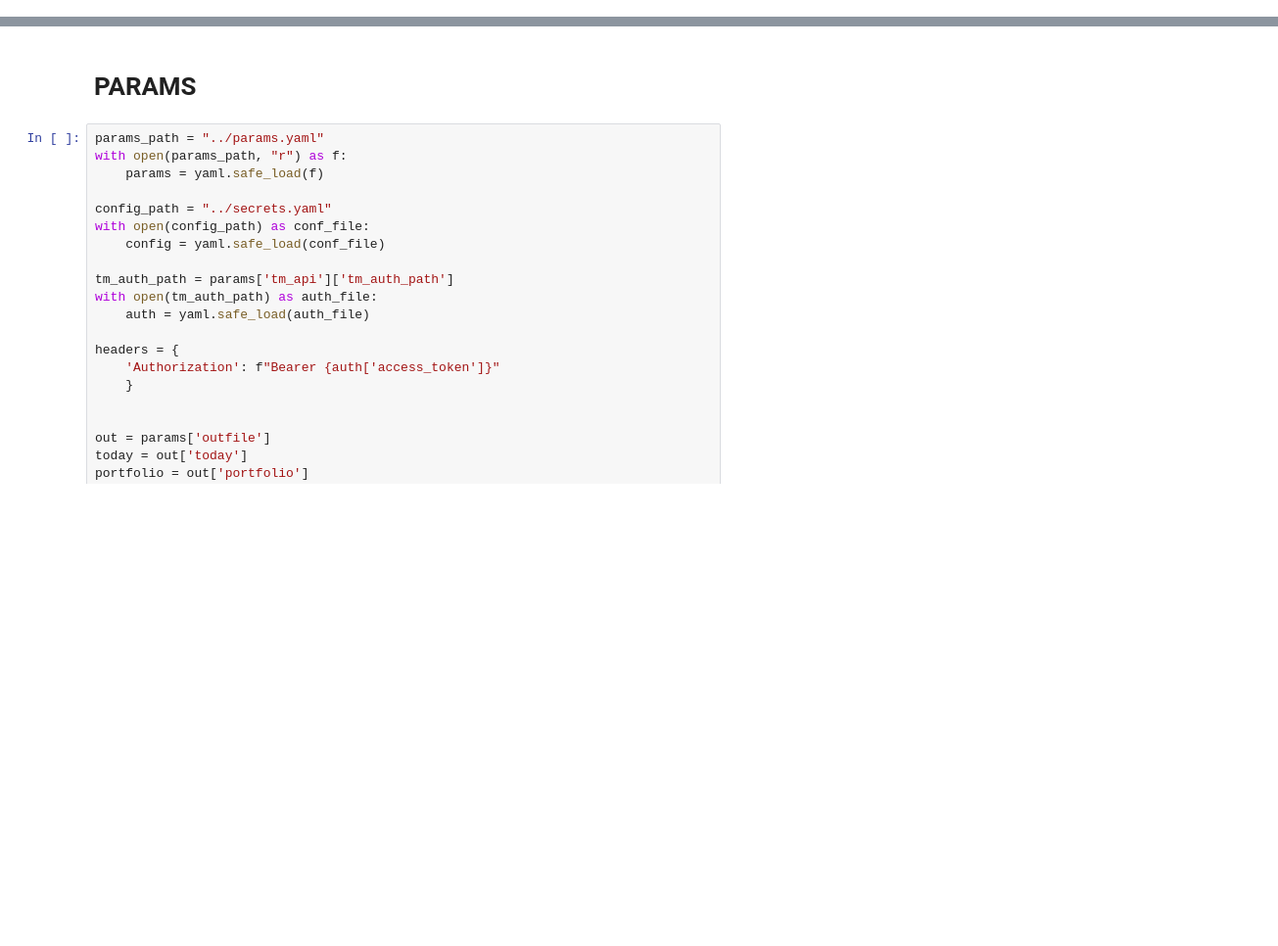
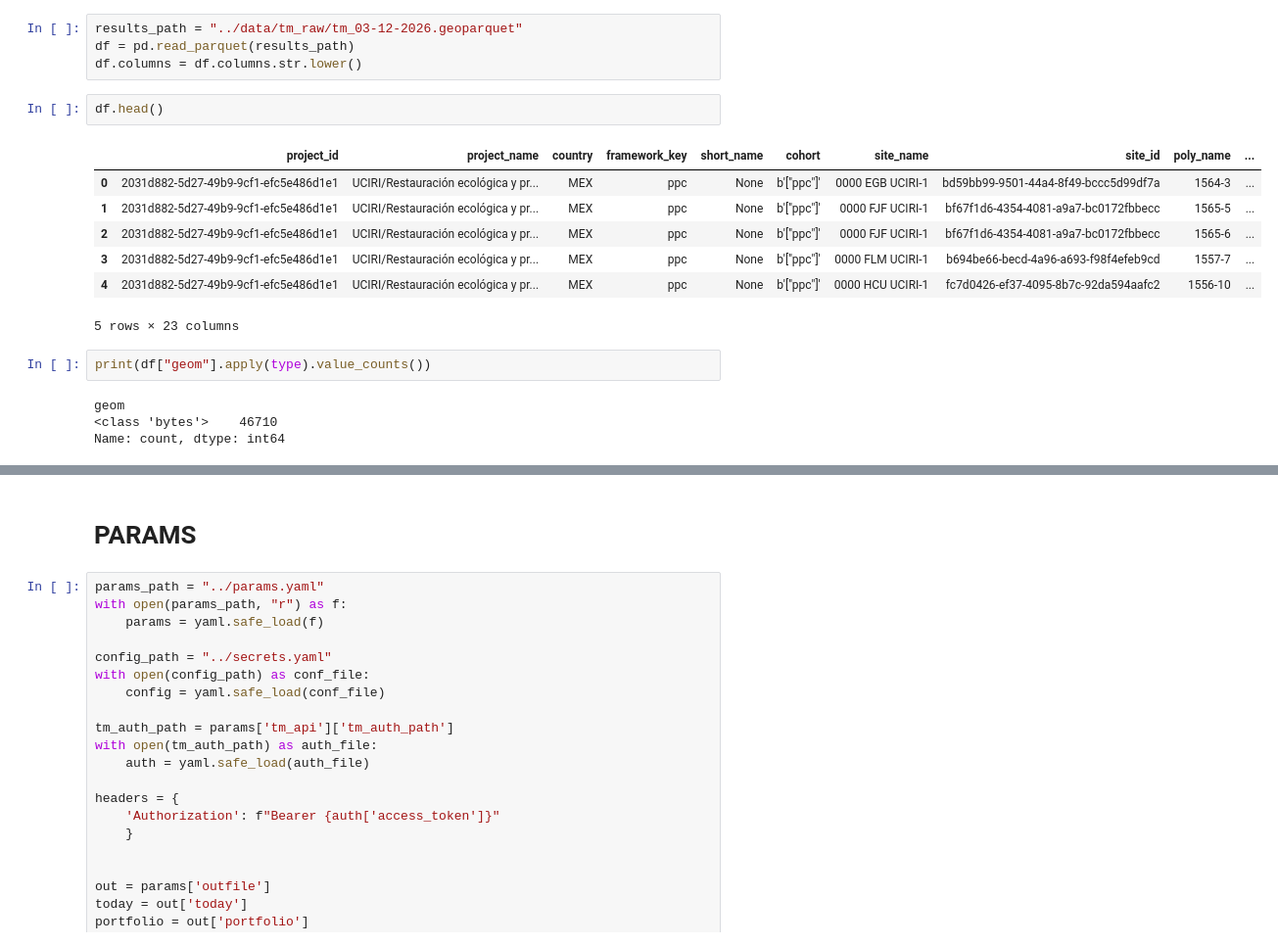
Before and after one commit to wri/decision-tree, a Jupyter notebook: notebooks/decision_tree.ipynb, the cells around one changed output, grey strips where cells are left out. Shown at 98% size. Saved outputs shown, nothing was run; the diff lists cells and outputs as text; blank space fills up the shorter version.

```diff
--- a/notebooks/decision_tree.ipynb
+++ b/notebooks/decision_tree.ipynb
@@ -33,0 +50,20 @@ import decision_trees as tree
+# %%
+results_path = "../data/tm_raw/tm_03-12-2026.geoparquet"
+df = pd.read_parquet(results_path)
+df.columns = df.columns.str.lower()
+# %%
+df.head()
+# %% [output]
+|  | project_id | project_name | country | framework_key | short_name | cohort | site_name | site_id | poly_name | ... |
+| 0 | 2031d882-5d27-49b9-9cf1-efc5e486d1e1 | UCIRI/Restauración ecológica y pr... | MEX | ppc | None | b'["ppc"]' | 0000 EGB UCIRI-1 | bd59bb99-9501-44a4-8f49-bccc5d99df7a | 1564-3 | ... |
+| 1 | 2031d882-5d27-49b9-9cf1-efc5e486d1e1 | UCIRI/Restauración ecológica y pr... | MEX | ppc | None | b'["ppc"]' | 0000 FJF UCIRI-1 | bf67f1d6-4354-4081-a9a7-bc0172fbbecc | 1565-5 | ... |
+| 2 | 2031d882-5d27-49b9-9cf1-efc5e486d1e1 | UCIRI/Restauración ecológica y pr... | MEX | ppc | None | b'["ppc"]' | 0000 FJF UCIRI-1 | bf67f1d6-4354-4081-a9a7-bc0172fbbecc | 1565-6 | ... |
+| 3 | 2031d882-5d27-49b9-9cf1-efc5e486d1e1 | UCIRI/Restauración ecológica y pr... | MEX | ppc | None | b'["ppc"]' | 0000 FLM UCIRI-1 | b694be66-becd-4a96-a693-f98f4efeb9cd | 1557-7 | ... |
+| 4 | 2031d882-5d27-49b9-9cf1-efc5e486d1e1 | UCIRI/Restauración ecológica y pr... | MEX | ppc | None | b'["ppc"]' | 0000 HCU UCIRI-1 | fc7d0426-ef37-4095-8b7c-92da594aafc2 | 1556-10 | ... |
+5 rows × 23 columns
+# %%
+print(df["geom"].apply(type).value_counts())
+# %% [output]
+geom
+<class 'bytes'>    46710
+Name: count, dtype: int64
```
Also changed, not shown: parts of 4 cells of this notebook, 6 other files.
